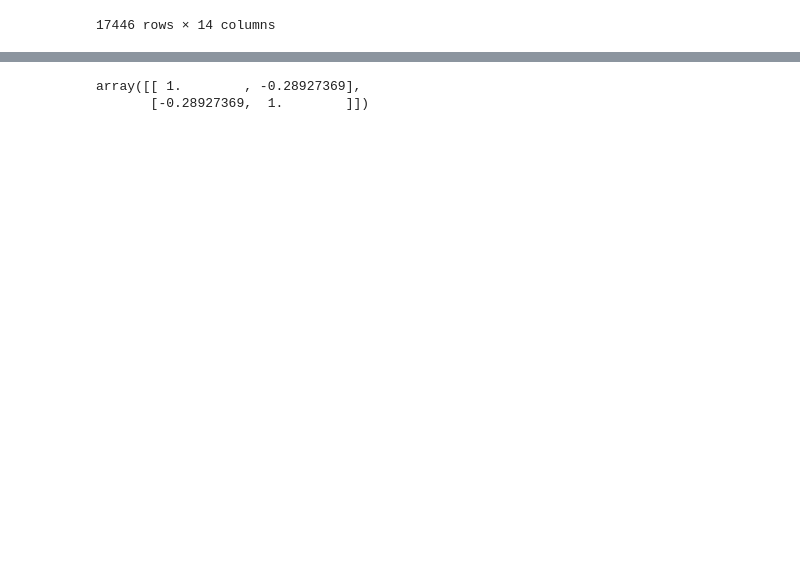
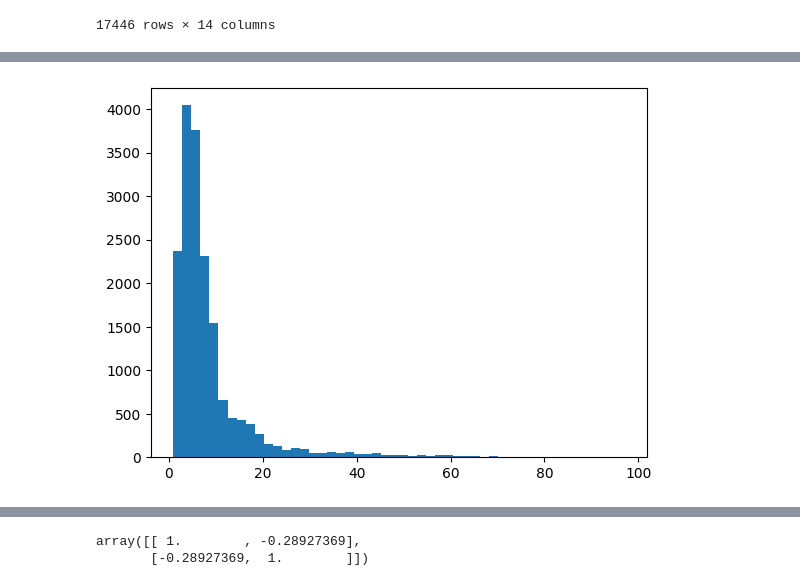
Before and after one commit to NitoBoritto/Car_Sales_Regression_Analysis, a Jupyter notebook: Car_Sales_Regression.ipynb, the cells around one changed output, grey strips where cells are left out. Drawn from its saved outputs; the diff is of its cells as text; code cells hidden in the pictures; blank space fills up the shorter version.

```diff
--- a/Car_Sales_Regression.ipynb
+++ b/Car_Sales_Regression.ipynb
@@ -58,0 +61,6 @@ Car_df
+# %%
+
+plt.hist(Car_df['resale_price'], bins=50)
+plt.show()
+# %% [output]
+[figure, added]
```
Also changed, not shown: parts of 14 cells of this notebook.
